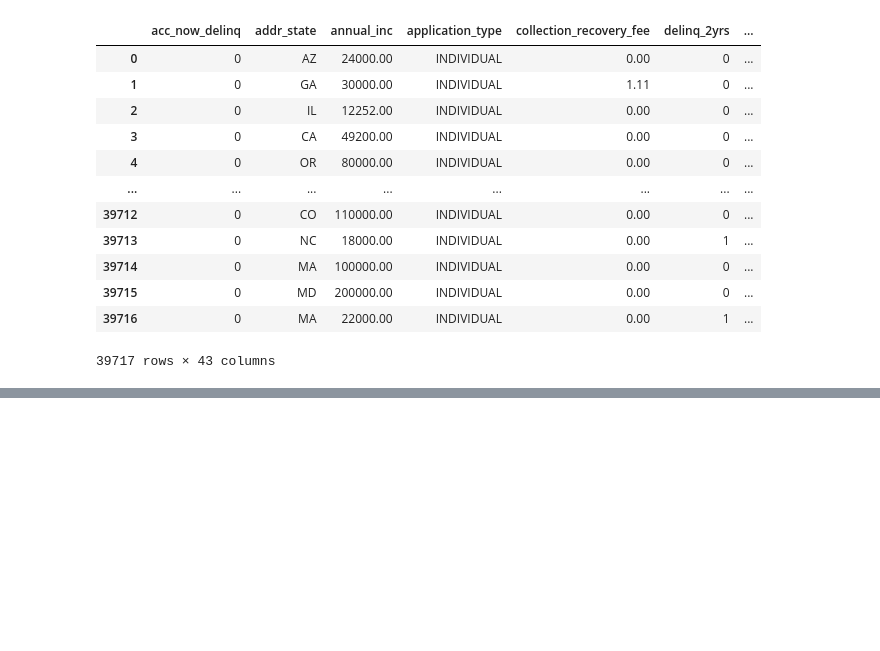
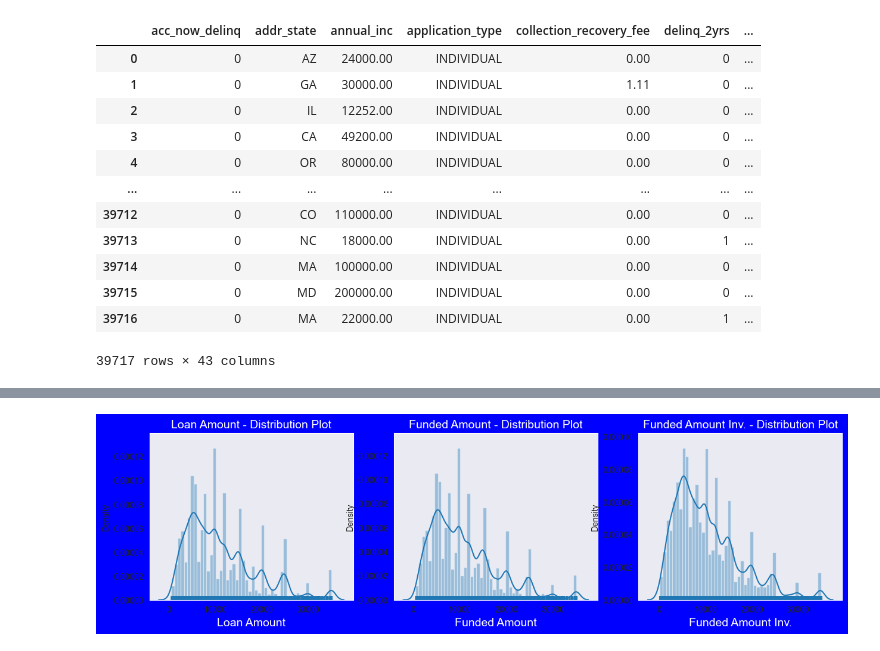
Before and after one commit to venkadesh-kannan/Lending-Club-Case-Study, a Jupyter notebook: venkadesh-kannan.ipynb, the cells around one changed output, grey strips where cells are left out. Drawn from its saved outputs; the diff is of its cells as text; code cells hidden in the pictures; blank space fills up the shorter version.

Commit message:
Add files via upload
fixed graph until univariate

```diff
--- a/venkadesh-kannan.ipynb
+++ b/venkadesh-kannan.ipynb
@@ -143,0 +163,27 @@ for col in ['loan_amnt', 'funded_amnt', 'funded_amnt_inv', 'int_rate', 'dti']:
+# %%
+# Distribution of three loan amount fields using distribution plot.
+
+plt.figure(figsize=(15,8),facecolor='b')
+sns.set_style("dark")
+# subplot 1
+plt.subplot(2, 3, 1)
+ax = sns.distplot(loandf1['loan_amnt'],rug = True)
+ax.set_title('Loan Amount - Distribution Plot',fontsize=14,color='w')
+ax.set_xlabel('Loan Amount',fontsize=14,color='w')
+# subplot 2
+plt.subplot(2, 3, 2)
+ax = sns.distplot(loandf1['funded_amnt'],rug = True)
+ax.set_title('Funded Amount - Distribution Plot',fontsize=14,color='w')
+ax.set_xlabel('Funded Amount',fontsize=14,color='w')
+# subplot 2
+plt.subplot(2, 3, 3)
+ax = sns.distplot(loandf1['funded_amnt_inv'],rug = True)
+ax.set_title('Funded Amount Inv. - Distribution Plot',fontsize=14,color='w')
+ax.set_xlabel('Funded Amount Inv.',fontsize=14,color='w')
+plt.show()
+
+# Observation:
+# Distribution of amounts for all three looks very much similar.
+# We will work with only loan amount column for rest of our analysis.
+# %% [output]
+[figure, added]
```
Also changed, not shown: parts of 11 cells of this notebook.
